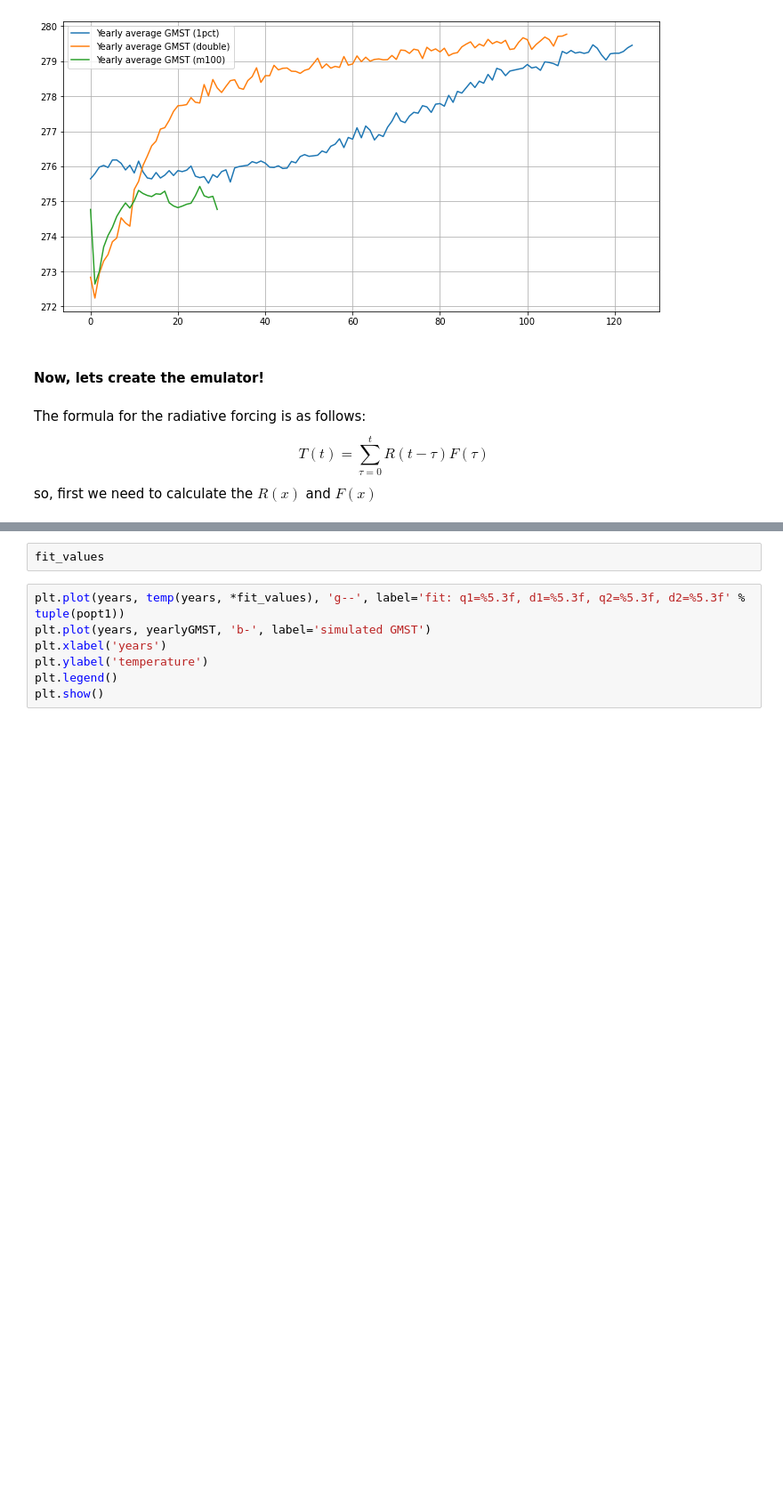
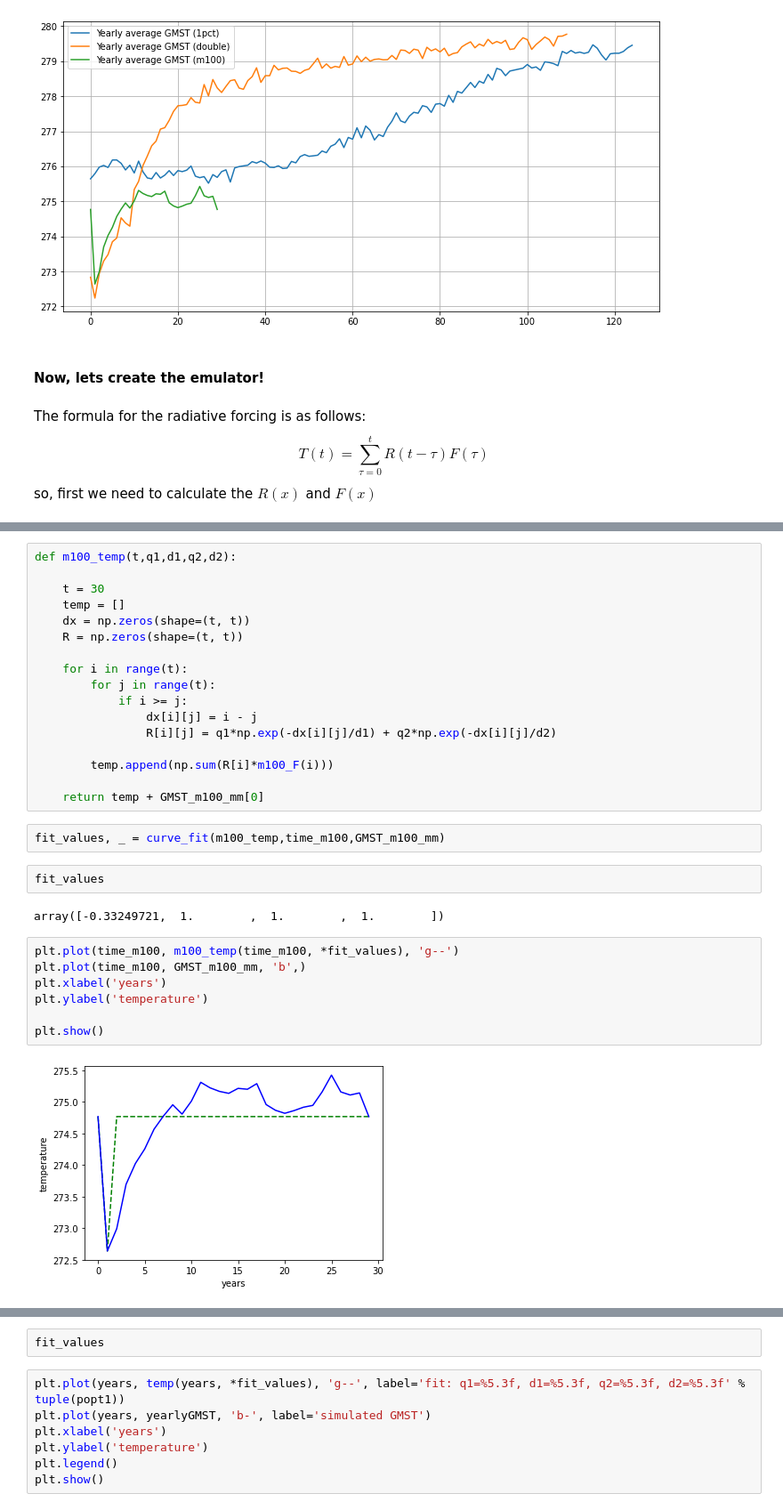
Before and after one commit to abhikhanal0/PLASIM_Project, a Jupyter notebook: Annika_code_v2.0.ipynb, the cells around one changed output, grey strips where cells are left out. Shown at 89% size. Saved outputs shown, nothing was run; the diff lists cells and outputs as text; blank space fills up the shorter version.

```diff
--- a/Annika_code_v2.0.ipynb
+++ b/Annika_code_v2.0.ipynb
@@ -82,0 +108,32 @@ The formula for the radiative forcing is as follows: $$ T(t) = \sum_{\tau=0}^t R
+# %%
+def m100_temp(t,q1,d1,q2,d2):
+
+    t = 30
+    temp = []
+    dx = np.zeros(shape=(t, t))
+    R = np.zeros(shape=(t, t))
+
+    for i in range(t):
+        for j in range(t):
+            if i >= j:
+                dx[i][j] = i - j
+                R[i][j] = q1*np.exp(-dx[i][j]/d1) + q2*np.exp(-dx[i][j]/d2)
+
+        temp.append(np.sum(R[i]*m100_F(i)))
+
+    return temp + GMST_m100_mm[0]
+# %%
+fit_values, _ = curve_fit(m100_temp,time_m100,GMST_m100_mm)
+# %%
+fit_values
+# %% [output]
+array([-0.33249721,  1.        ,  1.        ,  1.        ])
+# %%
+plt.plot(time_m100, m100_temp(time_m100, *fit_values), 'g--')
+plt.plot(time_m100, GMST_m100_mm, 'b',)
+plt.xlabel('years')
+plt.ylabel('temperature')
+
+plt.show()
+# %% [output]
+[figure, added]
```
Also changed, not shown: parts of 12 cells of this notebook.
